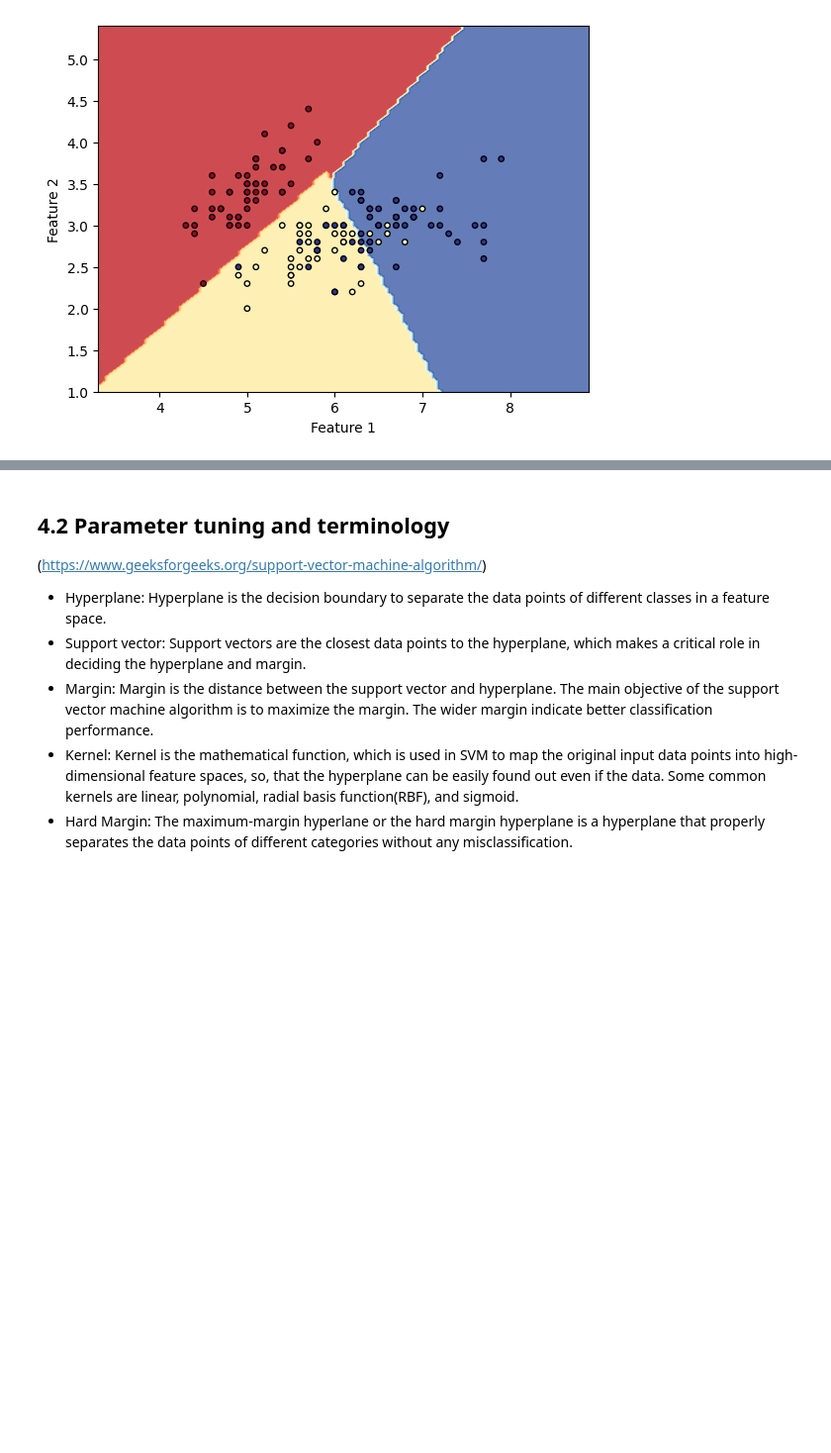
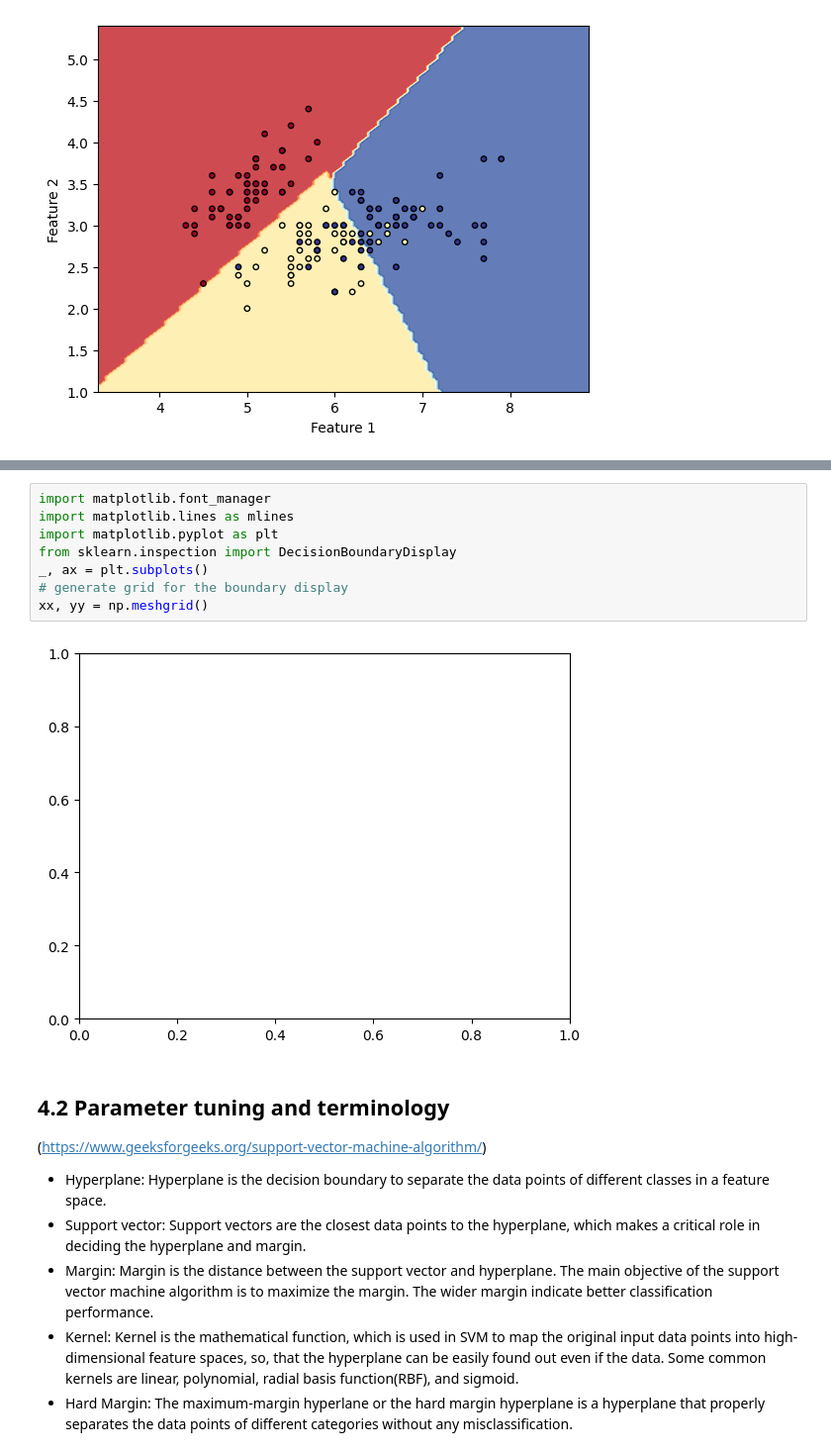
Before and after one commit to macorony/Machine_Learning_Basics, a Jupyter notebook: Supervised_Machine_Learning_Algorithms.ipynb, the cells around one changed output, grey strips where cells are left out. Shown at 99% size. Drawn from its saved outputs; the diff is of its cells as text; blank space fills up the shorter version.

```diff
--- a/Supervised_Machine_Learning_Algorithms.ipynb
+++ b/Supervised_Machine_Learning_Algorithms.ipynb
@@ -830,3 +876,13 @@ plt.show()
+# %%
+import matplotlib.font_manager
+import matplotlib.lines as mlines
+import matplotlib.pyplot as plt
+from sklearn.inspection import DecisionBoundaryDisplay
+_, ax = plt.subplots()
+# generate grid for the boundary display
+xx, yy = np.meshgrid()
+# %% [output]
+[figure, added]
 # %% [markdown]
 ## 4.2 Parameter tuning and terminology
 (https://www.geeksforgeeks.org/support-vector-machine-algorithm/)
```
Also changed, not shown: parts of 6 cells of this notebook.
